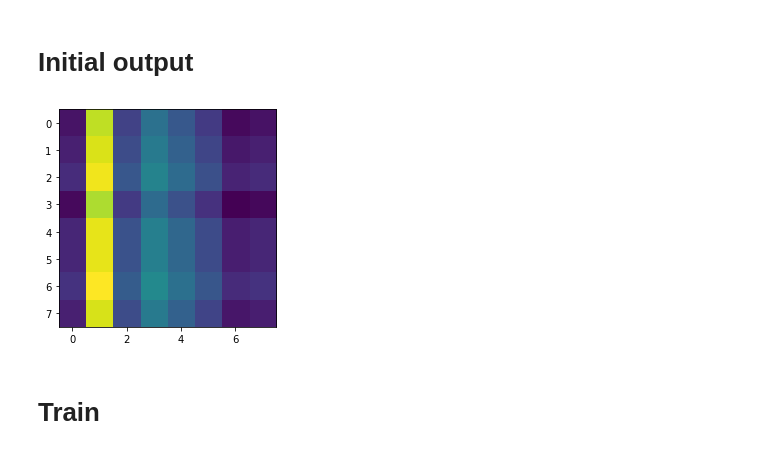
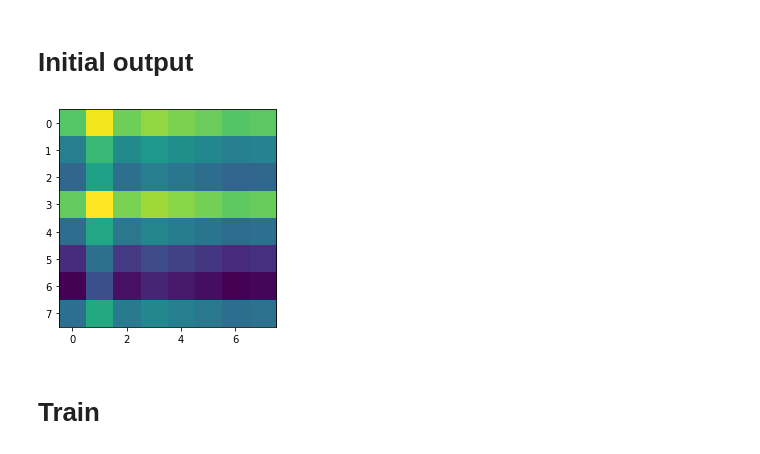
Before and after one commit to timgott/DeepQAP, a Jupyter notebook: evaluation/GNNTest.ipynb, the cells around one changed output. Drawn from its saved outputs; the diff is of its cells as text; code cells hidden in the pictures.

```diff
--- a/evaluation/GNNTest.ipynb
+++ b/evaluation/GNNTest.ipynb
@@ -30,13 +32,13 @@ with open("../qapdata/testgraph.dat", "r") as f:
     qap = GraphAssignmentProblem.from_qaplib_string(f.read())
 
 nets = {
-    "dense": lambda: dqn_nets.dense(8, 3, 2),
-    "mp_gat": lambda: dqn_nets.mp_gat(8, 8, 8, 3),
+    "dense": lambda: dqn_nets.dense(8, 3, 1),
+    #"mp_gat": lambda: dqn_nets.mp_gat(8, 8, 8, 3),
     #"mp_gat_no_edge_nn": lambda: dqn_nets.mp_gat_no_edge_nn(32, 32, 32, 3),
     #"mp_gat_no_edge_nn_undirected": lambda: dqn_nets.mp_gat_no_edge_nn_undirected(32, 32, 32, 3),
     #"mp_gat_no_lp": lambda: dqn_nets.mp_gat_no_lp(32, 32, 32, 3),
     "simple_link_prediction": lambda: dqn_nets.simple_link_prediction_undirected(32, 32, 3),
-    "mp_histogram_gat": lambda: dqn_nets.mp_histogram_gat(32, 32, 3),
+    #"mp_histogram_gat": lambda: dqn_nets.mp_histogram_gat(32, 32, 3),
 }
 # %% [markdown]
 # Target matrix
@@ -60,9 +70,9 @@ def show_output(net):
     net_output = net(qap)
     plt.imshow(net_output.detach())
 # %%
-show_output(nets["mp_gat"]())
+show_output(nets["dense"]())
 # %% [output]
-[figure, old version]
+[figure, new version]
 # %% [markdown]
 # Train
 # %%
```
Also changed, not shown: parts of 7 cells of this notebook, 5 other files.
